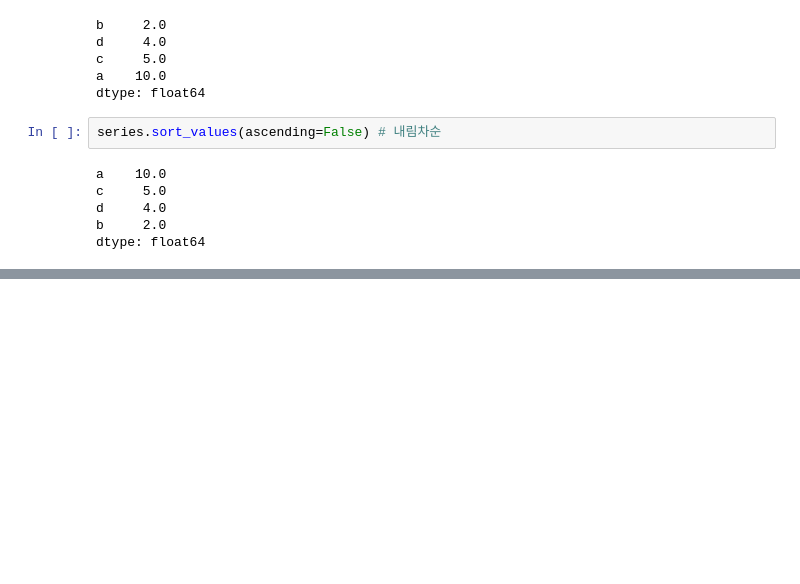
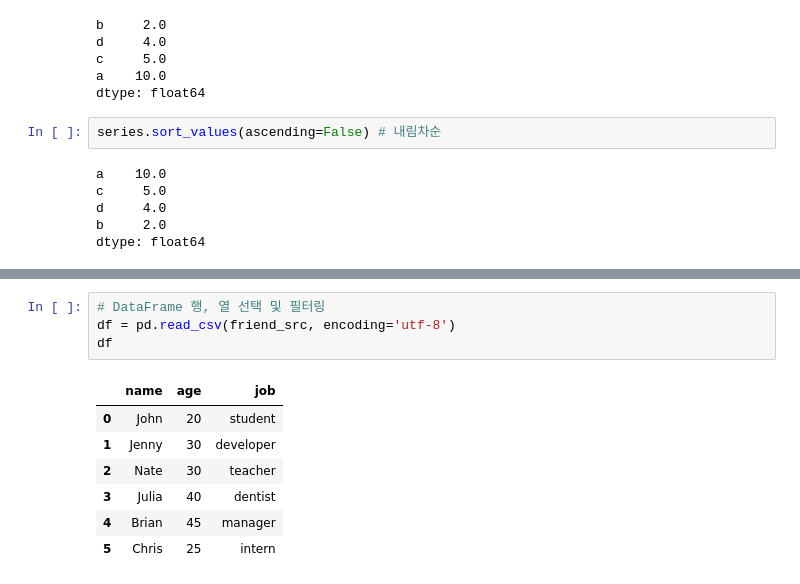
Before and after one commit to Boin-Kau/recommender-systems-using-python, a Jupyter notebook: pandas_practice.ipynb, the cells around one changed output, grey strips where cells are left out. Cells and saved outputs as stored; diff of their text form; blank space fills up the shorter version.

Commit message:
Add: DataFrame with Pandas

```diff
--- a/pandas_practice.ipynb
+++ b/pandas_practice.ipynb
@@ -126,0 +146,12 @@ dtype: float64
+# %%
+# DataFrame 행, 열 선택 및 필터링
+df = pd.read_csv(friend_src, encoding='utf-8')
+df
+# %% [output]
+|  | name | age | job |
+| 0 | John | 20 | student |
+| 1 | Jenny | 30 | developer |
+| 2 | Nate | 30 | teacher |
+| 3 | Julia | 40 | dentist |
+| 4 | Brian | 45 | manager |
+| 5 | Chris | 25 | intern |
```
Also changed, not shown: parts of 12 cells of this notebook.
